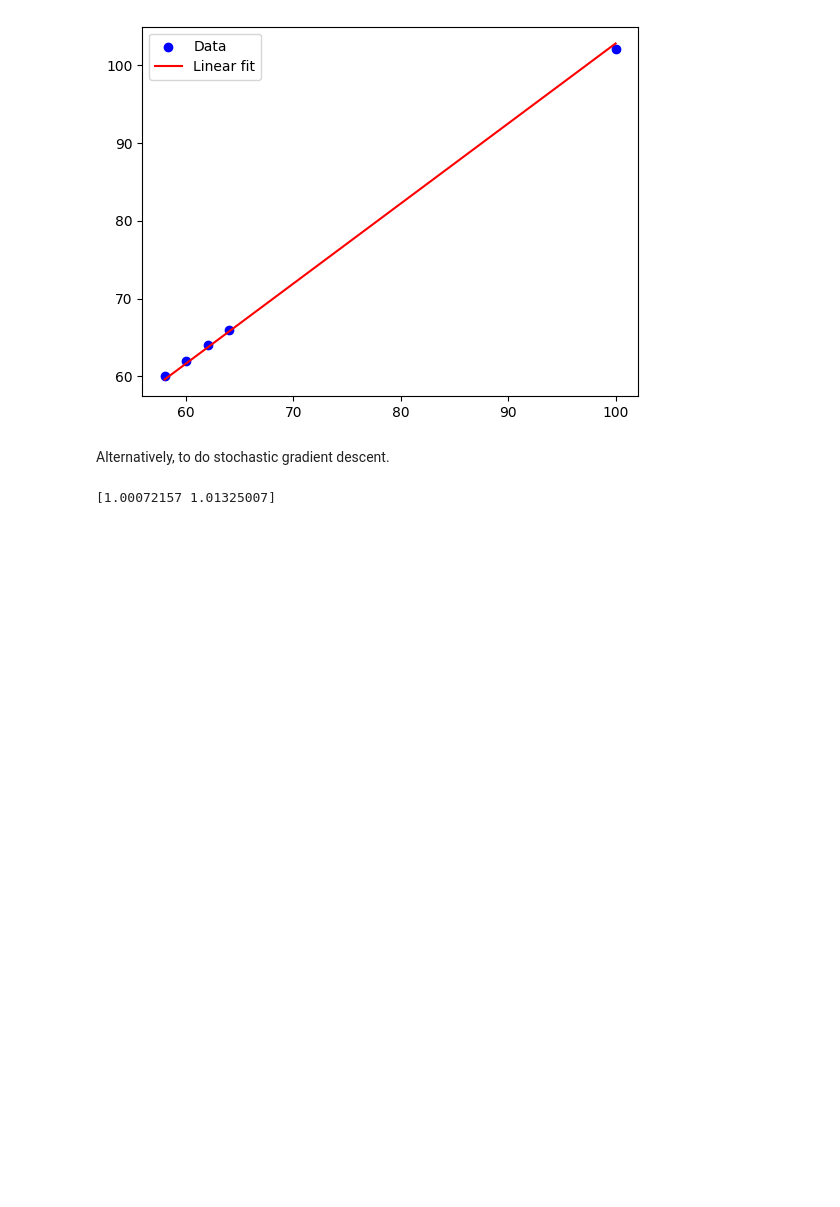
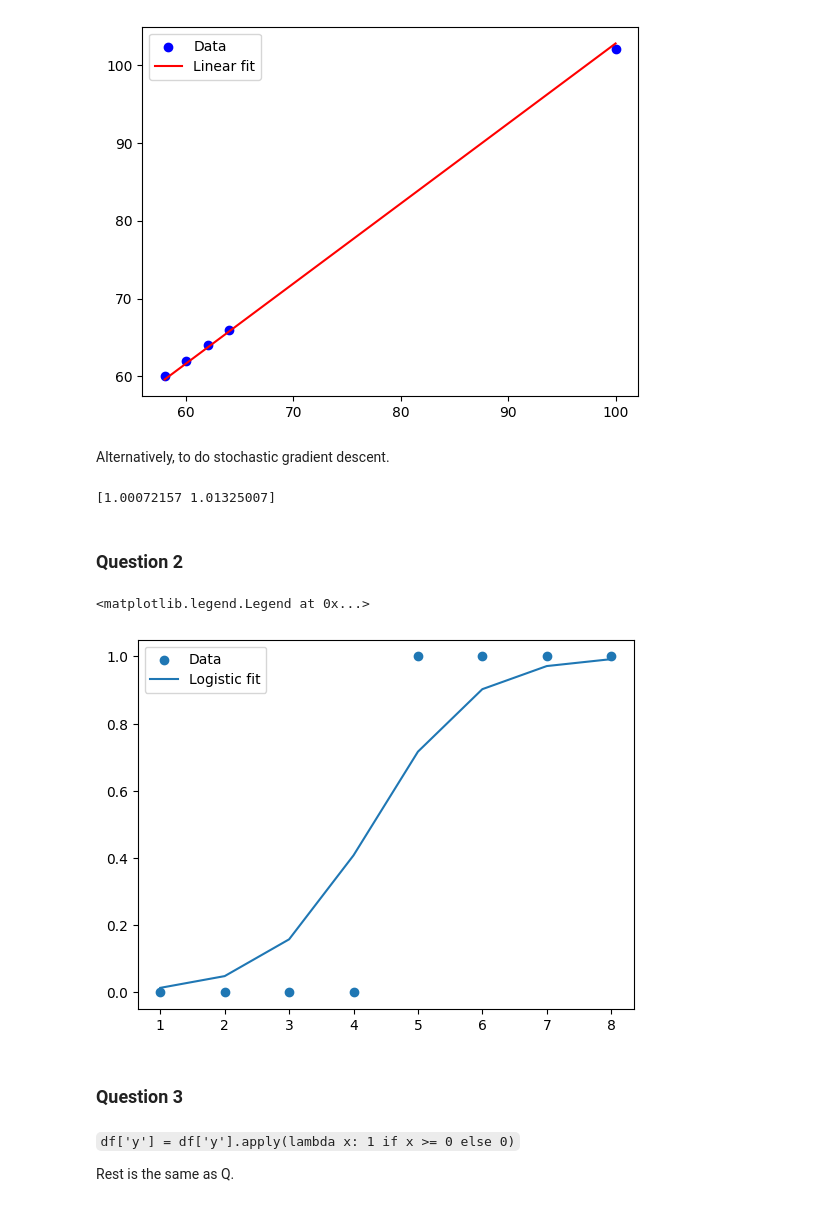
Before and after one commit to absurdusername/LabsSem5, a Jupyter notebook: ML/Lab05.ipynb, the cells around one changed output. Drawn from its saved outputs; the diff is of its cells as text; code cells hidden in the pictures; blank space fills up the shorter version.

```diff
--- a/ML/Lab05.ipynb
+++ b/ML/Lab05.ipynb
@@ -53,3 +53,43 @@ for _ in range(iterations):
 print(theta)
 # %% [output]
 [1.00072157 1.01325007]
+# %% [markdown]
+### Question 2
+# %%
+path = "data/data05_2.csv"
+df = pd.read_csv(path)
+
+X, y = df.iloc[:, :-1].to_numpy(), df.iloc[:, -1].to_numpy()
+# %%
+import math
+
+@np.vectorize
+def sigmoid(x):
+  return 1 / (1 + math.exp(-x))
+# %%
+alpha = 0.1
+iterations = 1000
+
+Xb = np.c_[np.ones_like(y), X]
+theta = np.ones_like(Xb[0])
+
+for _ in range(iterations):
+    predictions = sigmoid(Xb @ theta)
+    errors = predictions - y
+    gradient = Xb.T @ errors
+    theta = theta - (alpha / len(Xb)) * gradient
+# %%
+predictions = sigmoid(Xb @ theta)
+
+plt.scatter(X, y, label="Data")
+plt.plot(X, predictions, label="Logistic fit")
+plt.legend()
+# %% [output]
+<matplotlib.legend.Legend at 0x...>
+[figure, added]
+# %% [markdown]
+### Question 3
+# %% [markdown]
+`df['y'] = df['y'].apply(lambda x: 1 if x >= 0 else 0)`
+
+Rest is the same as Q.
```
